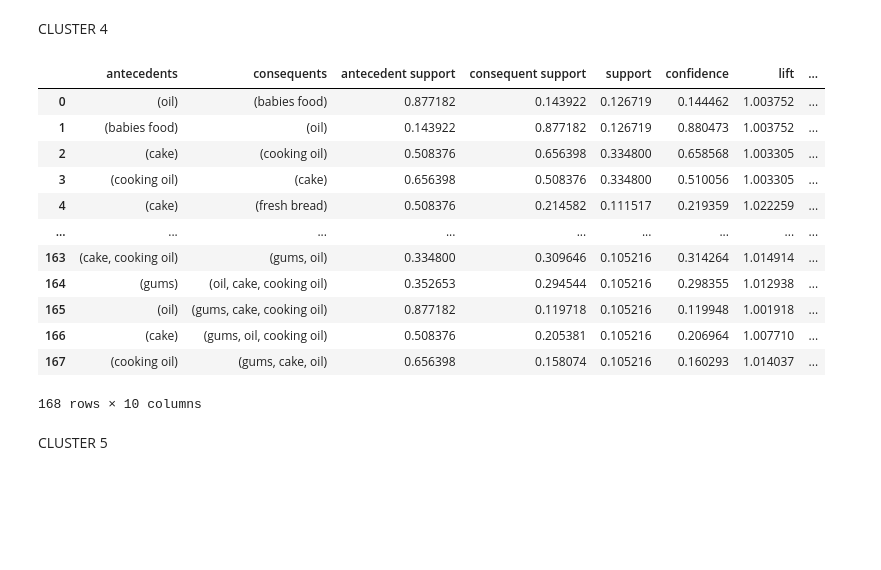
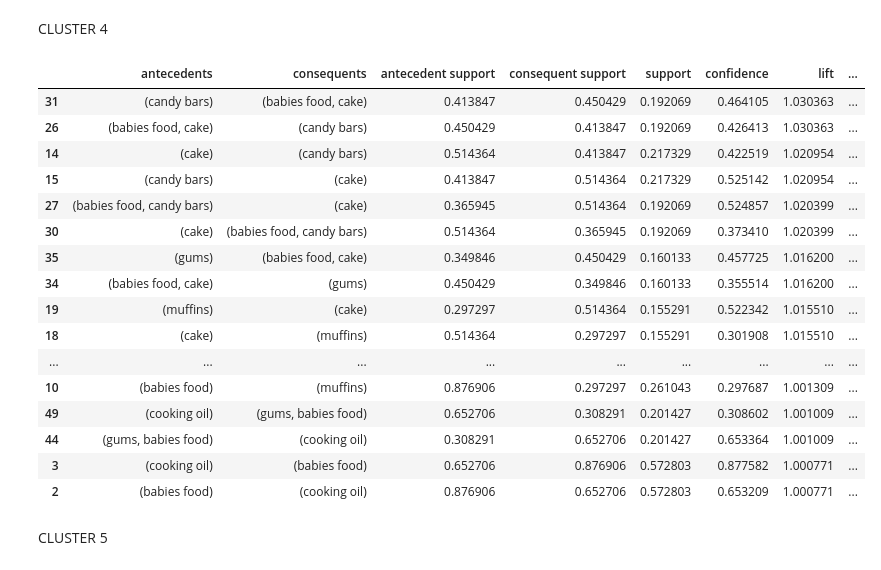
Before and after one commit to shaulleo/ProjetoML, a Jupyter notebook: ML II - Association Rules.ipynb, the cells around one changed output. Cells and saved outputs as stored; diff of their text form; code cells hidden in the pictures; blank space fills up the shorter version.

```diff
--- a/ML II - Association Rules.ipynb
+++ b/ML II - Association Rules.ipynb
@@ -152,22 +160,26 @@ cluster3_rules
 # %% [markdown]
 CLUSTER 4
 # %%
-cluster4_rules = Functions.build_rules(cluster4_items, min_support=0.1, metric='lift', min_threshold=1)
-cluster4_rules
+cluster4_rules = Functions.build_rules(cluster4_items, min_support=0.15, metric='lift', min_threshold=1)
+cluster4_rules.sort_values(by='lift', ascending=False)
 # %% [output]
 |  | antecedents | consequents | antecedent support | consequent support | support | confidence | lift | ... |
-| 0 | (oil) | (babies food) | 0.877182 | 0.143922 | 0.126719 | 0.144462 | 1.003752 | ... |
-| 1 | (babies food) | (oil) | 0.143922 | 0.877182 | 0.126719 | 0.880473 | 1.003752 | ... |
-| 2 | (cake) | (cooking oil) | 0.508376 | 0.656398 | 0.334800 | 0.658568 | 1.003305 | ... |
-| 3 | (cooking oil) | (cake) | 0.656398 | 0.508376 | 0.334800 | 0.510056 | 1.003305 | ... |
-| 4 | (cake) | (fresh bread) | 0.508376 | 0.214582 | 0.111517 | 0.219359 | 1.022259 | ... |
+| 31 | (candy bars) | (babies food, cake) | 0.413847 | 0.450429 | 0.192069 | 0.464105 | 1.030363 | ... |
+| 26 | (babies food, cake) | (candy bars) | 0.450429 | 0.413847 | 0.192069 | 0.426413 | 1.030363 | ... |
+| 14 | (cake) | (candy bars) | 0.514364 | 0.413847 | 0.217329 | 0.422519 | 1.020954 | ... |
+| 15 | (candy bars) | (cake) | 0.413847 | 0.514364 | 0.217329 | 0.525142 | 1.020954 | ... |
+| 27 | (babies food, candy bars) | (cake) | 0.365945 | 0.514364 | 0.192069 | 0.524857 | 1.020399 | ... |
+| 30 | (cake) | (babies food, candy bars) | 0.514364 | 0.365945 | 0.192069 | 0.373410 | 1.020399 | ... |
+| 35 | (gums) | (babies food, cake) | 0.349846 | 0.450429 | 0.160133 | 0.457725 | 1.016200 | ... |
+| 34 | (babies food, cake) | (gums) | 0.450429 | 0.349846 | 0.160133 | 0.355514 | 1.016200 | ... |
+| 19 | (muffins) | (cake) | 0.297297 | 0.514364 | 0.155291 | 0.522342 | 1.015510 | ... |
+| 18 | (cake) | (muffins) | 0.514364 | 0.297297 | 0.155291 | 0.301908 | 1.015510 | ... |
 | ... | ... | ... | ... | ... | ... | ... | ... | ... |
-| 163 | (cake, cooking oil) | (gums, oil) | 0.334800 | 0.309646 | 0.105216 | 0.314264 | 1.014914 | ... |
-| 164 | (gums) | (oil, cake, cooking oil) | 0.352653 | 0.294544 | 0.105216 | 0.298355 | 1.012938 | ... |
-| 165 | (oil) | (gums, cake, cooking oil) | 0.877182 | 0.119718 | 0.105216 | 0.119948 | 1.001918 | ... |
-| 166 | (cake) | (gums, oil, cooking oil) | 0.508376 | 0.205381 | 0.105216 | 0.206964 | 1.007710 | ... |
-| 167 | (cooking oil) | (gums, cake, oil) | 0.656398 | 0.158074 | 0.105216 | 0.160293 | 1.014037 | ... |
+| 10 | (babies food) | (muffins) | 0.876906 | 0.297297 | 0.261043 | 0.297687 | 1.001309 | ... |
+| 49 | (cooking oil) | (gums, babies food) | 0.652706 | 0.308291 | 0.201427 | 0.308602 | 1.001009 | ... |
+| 44 | (gums, babies food) | (cooking oil) | 0.308291 | 0.652706 | 0.201427 | 0.653364 | 1.001009 | ... |
+| 3 | (cooking oil) | (babies food) | 0.652706 | 0.876906 | 0.572803 | 0.877582 | 1.000771 | ... |
+| 2 | (babies food) | (cooking oil) | 0.876906 | 0.652706 | 0.572803 | 0.653209 | 1.000771 | ... |
-168 rows × 10 columns
 # %% [markdown]
 CLUSTER 5
 # %%
```
Also changed, not shown: parts of 10 cells of this notebook, 3 other files.
